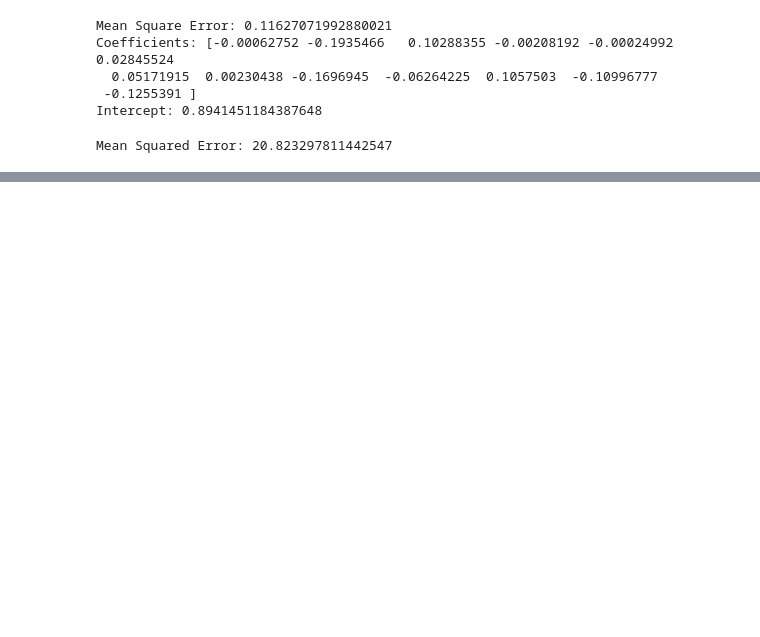
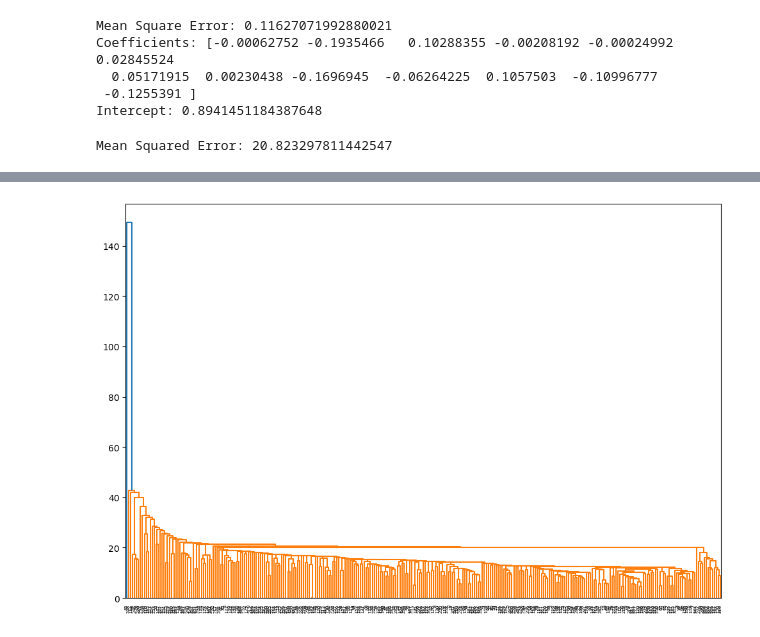
Before and after one commit to Liven-Allan/Lutalo_Allan_22-U-3330-PS, a Jupyter notebook: Python/Day13_morning/lutalo_allan_day13.ipynb, the cells around one changed output, grey strips where cells are left out. Saved outputs shown, nothing was run; the diff lists cells and outputs as text; code cells hidden in the pictures; blank space fills up the shorter version.

```diff
--- a/Python/Day13_morning/lutalo_allan_day13.ipynb
+++ b/Python/Day13_morning/lutalo_allan_day13.ipynb
@@ -306,0 +566,19 @@ Mean Squared Error: 20.823297811442547
+# %%
+# Hierarchical Clustering
+# Hierarchical Clustering creates a tree of clusters.
+# It can be either agglomerative (bottom-up) or divisive (top-down).
+
+from scipy.cluster.hierarchy import dendrogram, linkage
+
+# b) Hierarchical Clustering
+df = pd.read_csv('heart.csv')
+df = df.drop(columns=['target'])
+# Hierarchical clustering
+linked = linkage(df, 'single')
+
+# Plotting dendrogram
+plt.figure(figsize=(12, 8))
+dendrogram(linked)
+plt.show()
+# %% [output]
+[figure, added]
```
Also changed, not shown: parts of 17 cells of this notebook, 33 other files.
